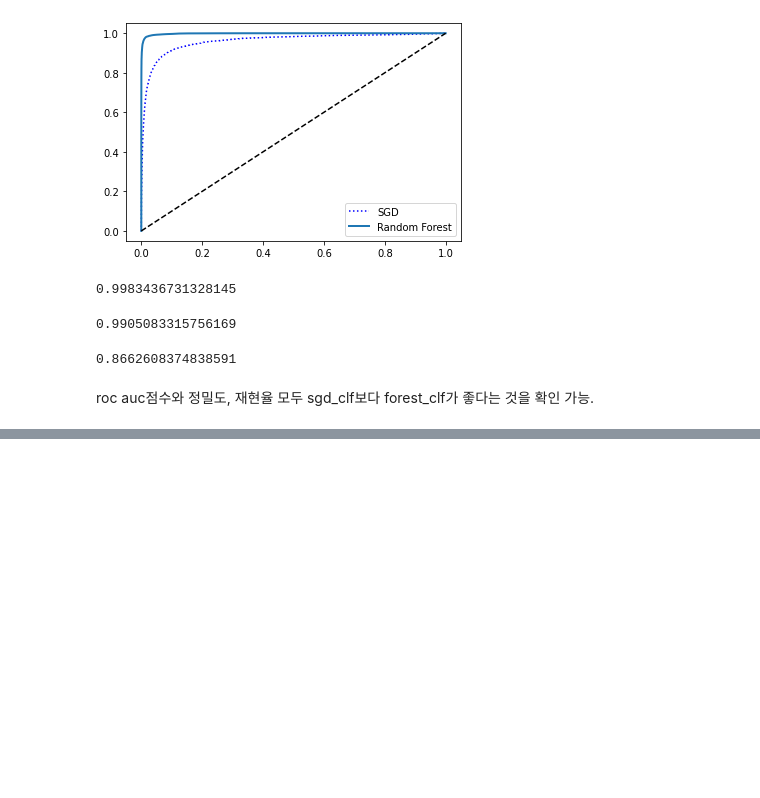
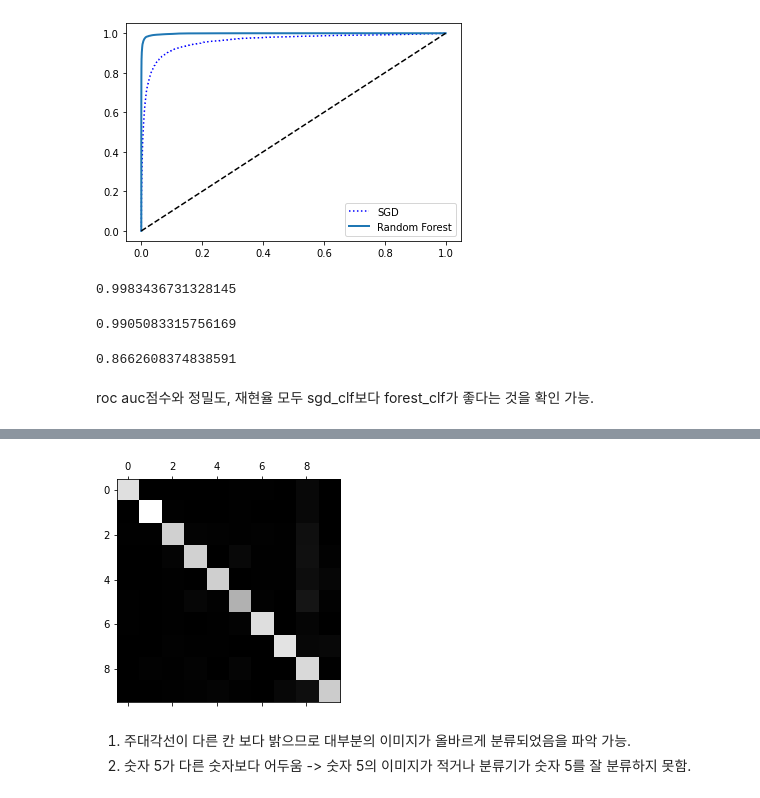
Before and after one commit to minjun9282/Hands-On-Machine-Learning-Study, a Jupyter notebook: Chapter3/3 Classification.ipynb, the cells around one changed output, grey strips where cells are left out. Drawn from its saved outputs; the diff is of its cells as text; code cells hidden in the pictures; blank space fills up the shorter version.

```diff
--- a/Chapter3/3 Classification.ipynb
+++ b/Chapter3/3 Classification.ipynb
@@ -299,0 +315,4 @@ roc auc점수와 정밀도, 재현율 모두 sgd_clf보다 forest_clf가 좋다
+# %%
+svm_clf = SVC()
+svm_clf.fit(X_train, y_train) #y_train_5가 아닌 y_train(10개의 클래스)를 사용함.
+svm_clf.predict([some_digit])
@@ -299,0 +346,4 @@ roc auc점수와 정밀도, 재현율 모두 sgd_clf보다 forest_clf가 좋다
+# %%
+#SGDClassifier나 RandomForestClassifier를 훈련시키는 것도 간단함.
+sgd_clf.fit(X_train, y_train)
+sgd_clf.predict([some_digit])
@@ -299,0 +360,4 @@ roc auc점수와 정밀도, 재현율 모두 sgd_clf보다 forest_clf가 좋다
+# %%
+scaler = StandardScaler()
+X_train_scaled = scaler.fit_transform(X_train.astype(np.float64))
+cross_val_score(sgd_clf, X_train_scaled, y_train, cv=3, scoring="accuracy")
@@ -299,0 +373,4 @@ roc auc점수와 정밀도, 재현율 모두 sgd_clf보다 forest_clf가 좋다
+# %%
+y_train_pred = cross_val_predict(sgd_clf, X_train_scaled, y_train, cv=3)
+conf_mx = confusion_matrix(y_train, y_train_pred)
+conf_mx #행이 실제 클래스, 열이 예측한 클래스를 의미함
@@ -299,0 +388,8 @@ roc auc점수와 정밀도, 재현율 모두 sgd_clf보다 forest_clf가 좋다
+# %%
+plt.matshow(conf_mx, cmap=plt.cm.gray)
+plt.show() #matplotlib의 matshow()함수를 사용하면 시각적으로 이해하기 쉬움.
+# %% [output]
+[figure, added]
+# %% [markdown]
+1. 주대각선이 다른 칸 보다 밝으므로 대부분의 이미지가 올바르게 분류되었음을 파악 가능.
+2. 숫자 5가 다른 숫자보다 어두움 -> 숫자 5의 이미지가 적거나 분류기가 숫자 5를 잘 분류하지 못함.
```
Also changed, not shown: parts of 37 cells of this notebook.
